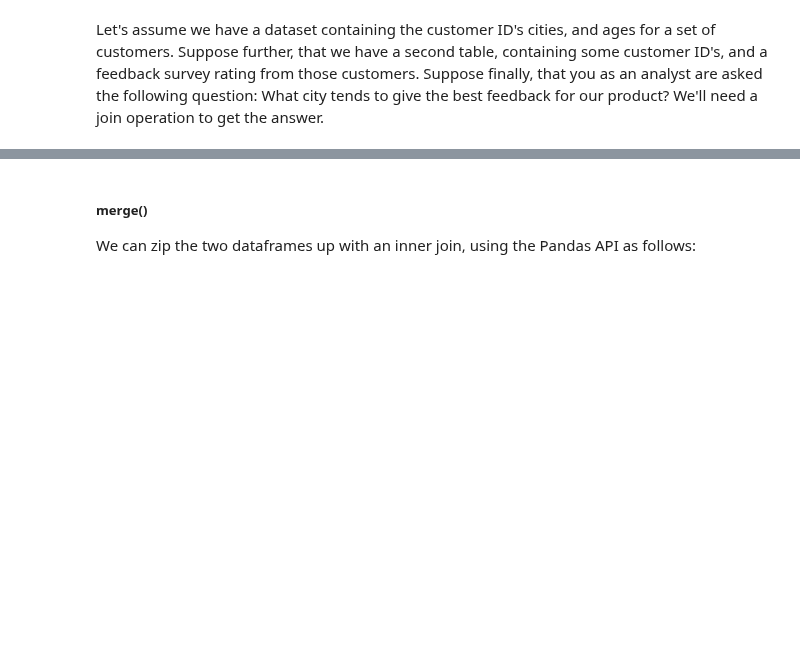
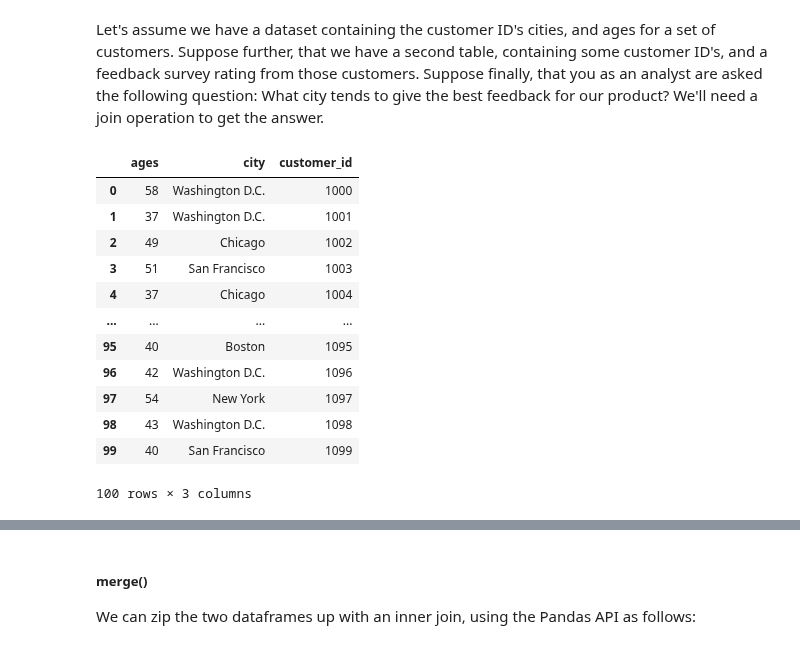
Before and after one commit to somas1/CT, a Jupyter notebook: Pandas/Pandas_II_Student_copy.ipynb, the cells around one changed output, grey strips where cells are left out. Drawn from its saved outputs; the diff is of its cells as text; code cells hidden in the pictures; blank space fills up the shorter version.

```diff
--- a/Pandas/Pandas_II_Student_copy.ipynb
+++ b/Pandas/Pandas_II_Student_copy.ipynb
@@ -42,0 +41,22 @@ customer_id = np.arange(1000,1100)
+# %%
+customer_demographics = pd.DataFrame.from_dict({
+    'ages': ages,
+    'city': city,
+    'customer_id': customer_id
+})
+
+customer_demographics
+# %% [output]
+|  | ages | city | customer_id |
+| 0 | 58 | Washington D.C. | 1000 |
+| 1 | 37 | Washington D.C. | 1001 |
+| 2 | 49 | Chicago | 1002 |
+| 3 | 51 | San Francisco | 1003 |
+| 4 | 37 | Chicago | 1004 |
+| ... | ... | ... | ... |
+| 95 | 40 | Boston | 1095 |
+| 96 | 42 | Washington D.C. | 1096 |
+| 97 | 54 | New York | 1097 |
+| 98 | 43 | Washington D.C. | 1098 |
+| 99 | 40 | San Francisco | 1099 |
+100 rows × 3 columns
```
Also changed, not shown: parts of 2 cells of this notebook.
